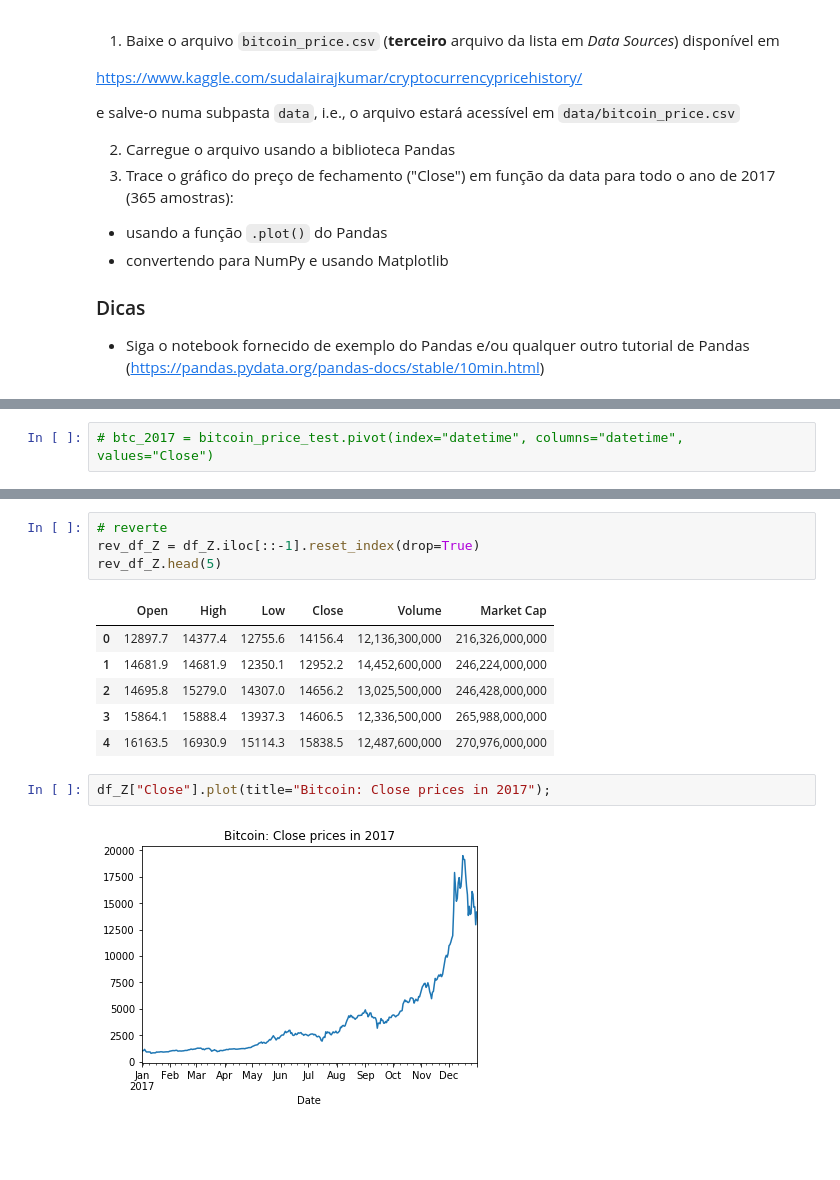
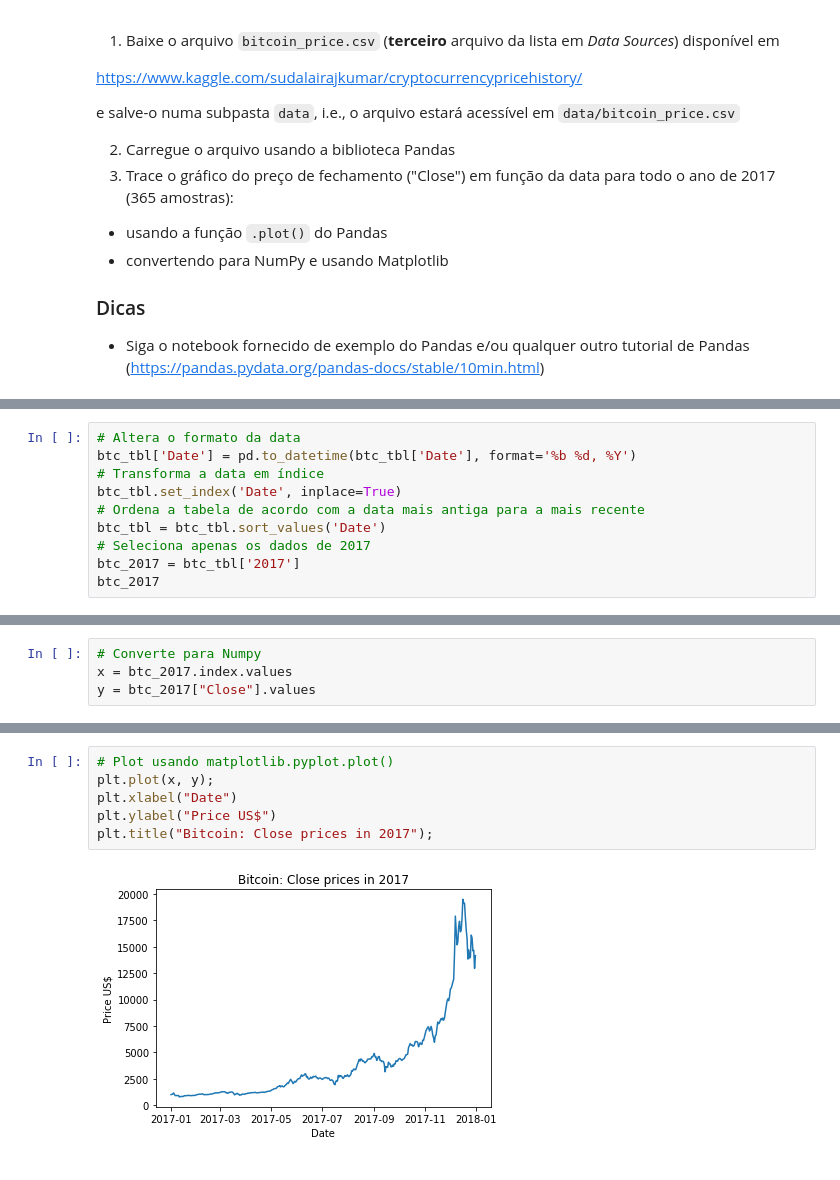
Before and after one commit to angelacpd/Scientific_Python, a Jupyter notebook: UFSC/Ex_1/Ex1_Solution.ipynb, the cells around one changed output, grey strips where cells are left out. Drawn from its saved outputs; the diff is of its cells as text; blank space fills up the shorter version.

```diff
--- a/UFSC/Ex_1/Ex1_Solution.ipynb
+++ b/UFSC/Ex_1/Ex1_Solution.ipynb
@@ -171 +167,11 @@ rev_btc.head(5)
+# %%
+# Altera o formato da data
+btc_tbl['Date'] = pd.to_datetime(btc_tbl['Date'], format='%b %d, %Y')
+# Transforma a data em índice
+btc_tbl.set_index('Date', inplace=True)
+# Ordena a tabela de acordo com a data mais antiga para a mais recente
+btc_tbl = btc_tbl.sort_values('Date')
+# Seleciona apenas os dados de 2017
+btc_2017 = btc_tbl['2017']
+btc_2017
 # %%
@@ -197,2 +182,4 @@ rev_btc["Close"].plot(title="Bitcoin: Close prices in 2017");
 # %%
-# btc_2017 = bitcoin_price_test.pivot(index="datetime", columns="datetime", values="Close")
+# Converte para Numpy
+x = btc_2017.index.values
+y = btc_2017["Close"].values
@@ -251,15 +186,43 @@ df_Z
-# %%
-# reverte
-rev_df_Z = df_Z.iloc[::-1].reset_index(drop=True)
-rev_df_Z.head(5)
-# %% [output]
-|  | Open | High | Low | Close | Volume | Market Cap |
-| 0 | 12897.7 | 14377.4 | 12755.6 | 14156.4 | 12,136,300,000 | 216,326,000,000 |
-| 1 | 14681.9 | 14681.9 | 12350.1 | 12952.2 | 14,452,600,000 | 246,224,000,000 |
-| 2 | 14695.8 | 15279.0 | 14307.0 | 14656.2 | 13,025,500,000 | 246,428,000,000 |
-| 3 | 15864.1 | 15888.4 | 13937.3 | 14606.5 | 12,336,500,000 | 265,988,000,000 |
-| 4 | 16163.5 | 16930.9 | 15114.3 | 15838.5 | 12,487,600,000 | 270,976,000,000 |
-# %%
-df_Z["Close"].plot(title="Bitcoin: Close prices in 2017");
-# %% [output]
-[figure, removed]
+# %%
+# Plot usando matplotlib.pyplot.plot()
+plt.plot(x, y);
+plt.xlabel("Date")
+plt.ylabel("Price US$")
+plt.title("Bitcoin: Close prices in 2017");
+# %% [output]
+[figure, added]
+# %% [markdown]
+<!--
+
+Este funcionou, mas o eixo x ficou como inteiro e não como data.
+
+# import datetime as dt
+
+# define índices iniciais e finais
+row_1 = btc_tbl[btc_tbl['Date'].isin(['Jan 01, 2017'])]
+index1 = row_1.index
+i1 = index1.to_numpy()
+last = i1[0] + 1
+row_2 = btc_tbl[btc_tbl['Date'].isin(['Dec 31, 2017'])]
+index2 = row_2.index
+i2 = index2.to_numpy()
+first = i2[0]
+btc_plt = btc_tbl[first:last]
+
+# reverte
+rev_btc = btc_plt.iloc[::-1].reset_index(drop=True)
+rev_btc.head(5)
+
+# plot
+rev_btc["Close"].plot(title="Bitcoin: Close prices in 2017");
+
+# reverte
+# rev_btc_2017 = btc_2017.iloc[::-1].reset_index(drop=True)
+# rev_btc_2017.head(5)
+
+# Seleciona apenas os dados de 2017
+# From = '2017-01-01'
+# To   = '2017-12-31'
+# btc_2017 = btc_tbl.loc[From:To,:]
+# btc_2017
+-->
```
Also changed, not shown: parts of 37 cells of this notebook.
